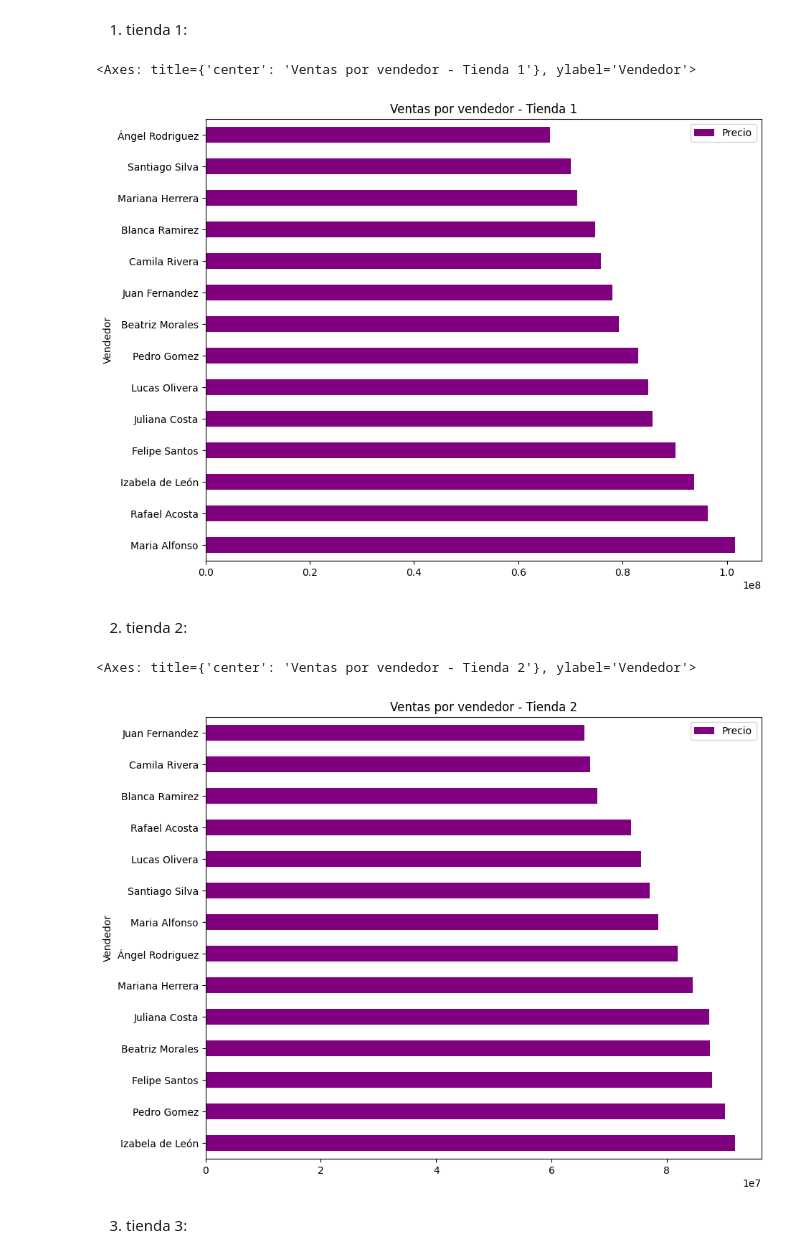
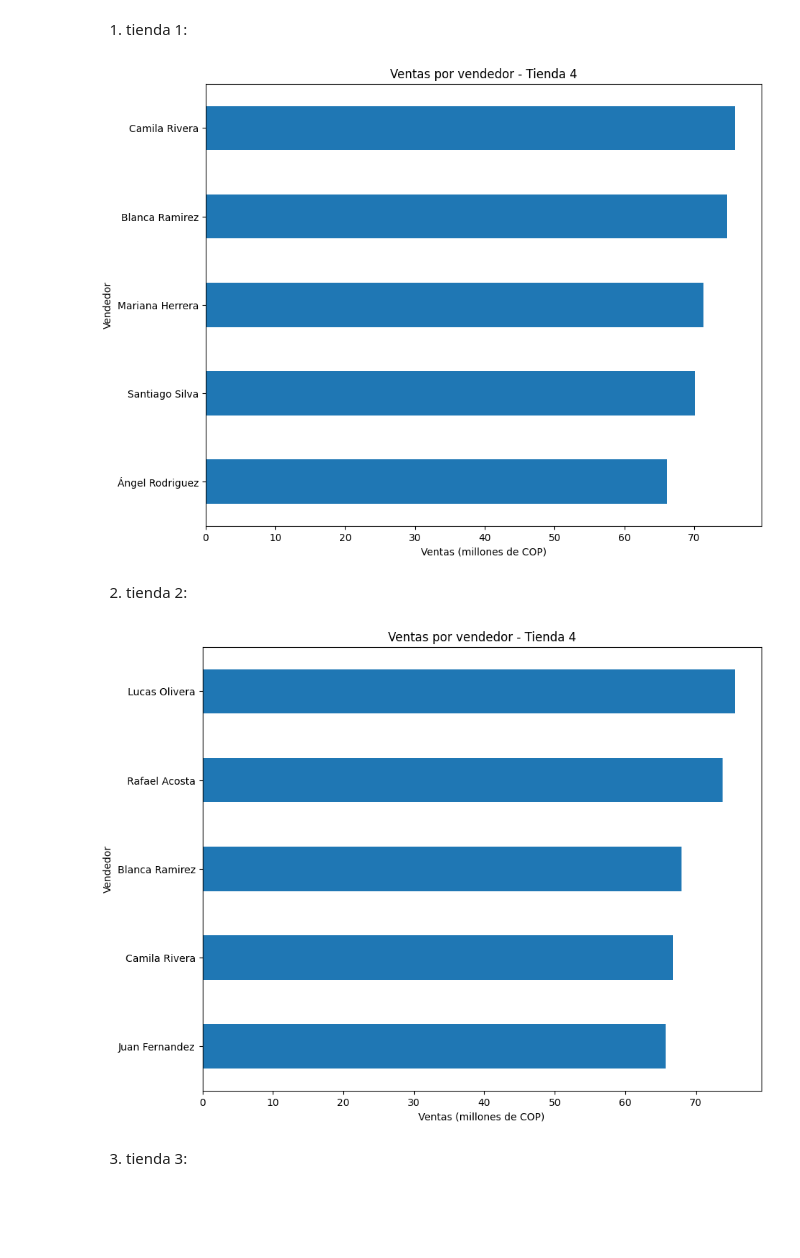
Before and after one commit to RientArlCroud/challenge2-an-lisis-de-datos, a Jupyter notebook: AluraStoreLatam.ipynb, the cells around one changed output. Saved outputs shown, nothing was run; the diff lists cells and outputs as text; code cells hidden in the pictures; blank space fills up the shorter version.

```diff
--- a/AluraStoreLatam.ipynb
+++ b/AluraStoreLatam.ipynb
@@ -579,30 +579,36 @@ plt.show()
 1. tienda 1:
 # %%
 tienda = pd.read_csv(url)
-ventas_vendedor = tienda.groupby('Vendedor')[['Precio']].sum().sort_values('Precio', ascending=False)
-ventas_vendedor.plot(
-    kind="barh",
-    figsize=(10,8),
-    title="Ventas por vendedor - Tienda 1",
-    color="purple"
-)
+ventas_vendedor = tienda.groupby('Vendedor')[['Precio']].sum().sort_values('Precio', ascending=True)
+ventas_vendedor['Precio_millones'] = ventas_vendedor['Precio'] / 1_000_000
+top5 = ventas_vendedor.sort_values(by='Precio_millones', ascending=True).head(5)
+
+fig, ax = plt.subplots(figsize=(10,8))
+top5['Precio_millones'].plot(kind='barh', ax=ax)
+
+ax.set_title("Ventas por vendedor - Tienda 4")
+ax.set_xlabel("Ventas (millones de COP)")
+ax.set_ylabel("Vendedor")
+plt.show()
 # %% [output]
-<Axes: title={'center': 'Ventas por vendedor - Tienda 1'}, ylabel='Vendedor'>
-[figure, old version]
+[figure, new version]
 # %% [markdown]
 2. tienda 2:
 # %%
 tienda2 = pd.read_csv(url2)
 ventas_vendedor2 = tienda2.groupby('Vendedor')[['Precio']].sum().sort_values('Precio', ascending=False)
-ventas_vendedor2.plot(
-    kind="barh",
-    figsize=(10,8),
-    title="Ventas por vendedor - Tienda 2",
-    color="purple"
-)
+ventas_vendedor2['Precio_millones'] = ventas_vendedor2['Precio'] / 1_000_000
+top5 = ventas_vendedor2.sort_values(by='Precio_millones', ascending=True).head(5)
+
+fig, ax = plt.subplots(figsize=(10,8))
+top5['Precio_millones'].plot(kind='barh', ax=ax)
+
+ax.set_title("Ventas por vendedor - Tienda 4")
+ax.set_xlabel("Ventas (millones de COP)")
+ax.set_ylabel("Vendedor")
+plt.show()
 # %% [output]
-<Axes: title={'center': 'Ventas por vendedor - Tienda 2'}, ylabel='Vendedor'>
-[figure, old version]
+[figure, new version]
 # %% [markdown]
 3. tienda 3:
 # %%
```
Also changed, not shown: parts of 5 cells of this notebook.
